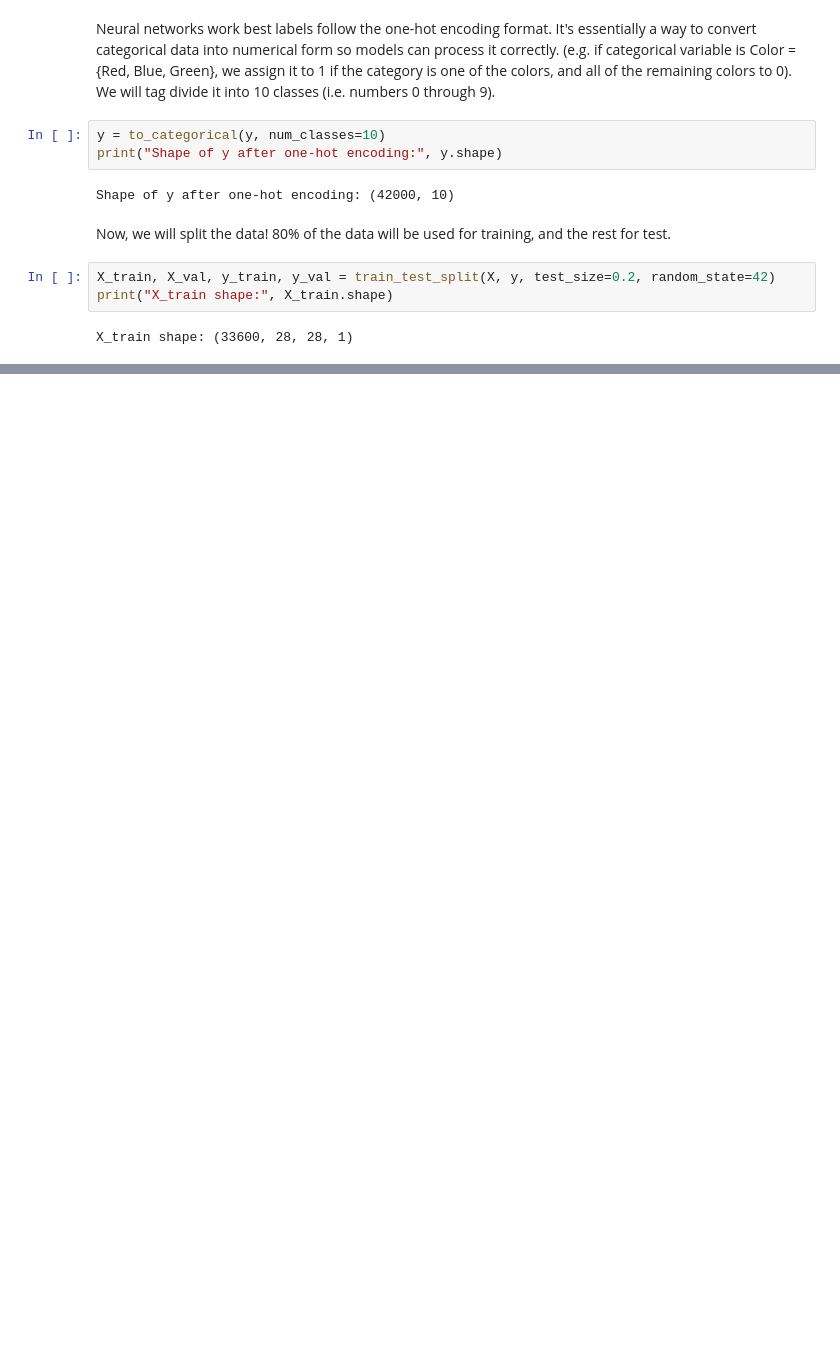
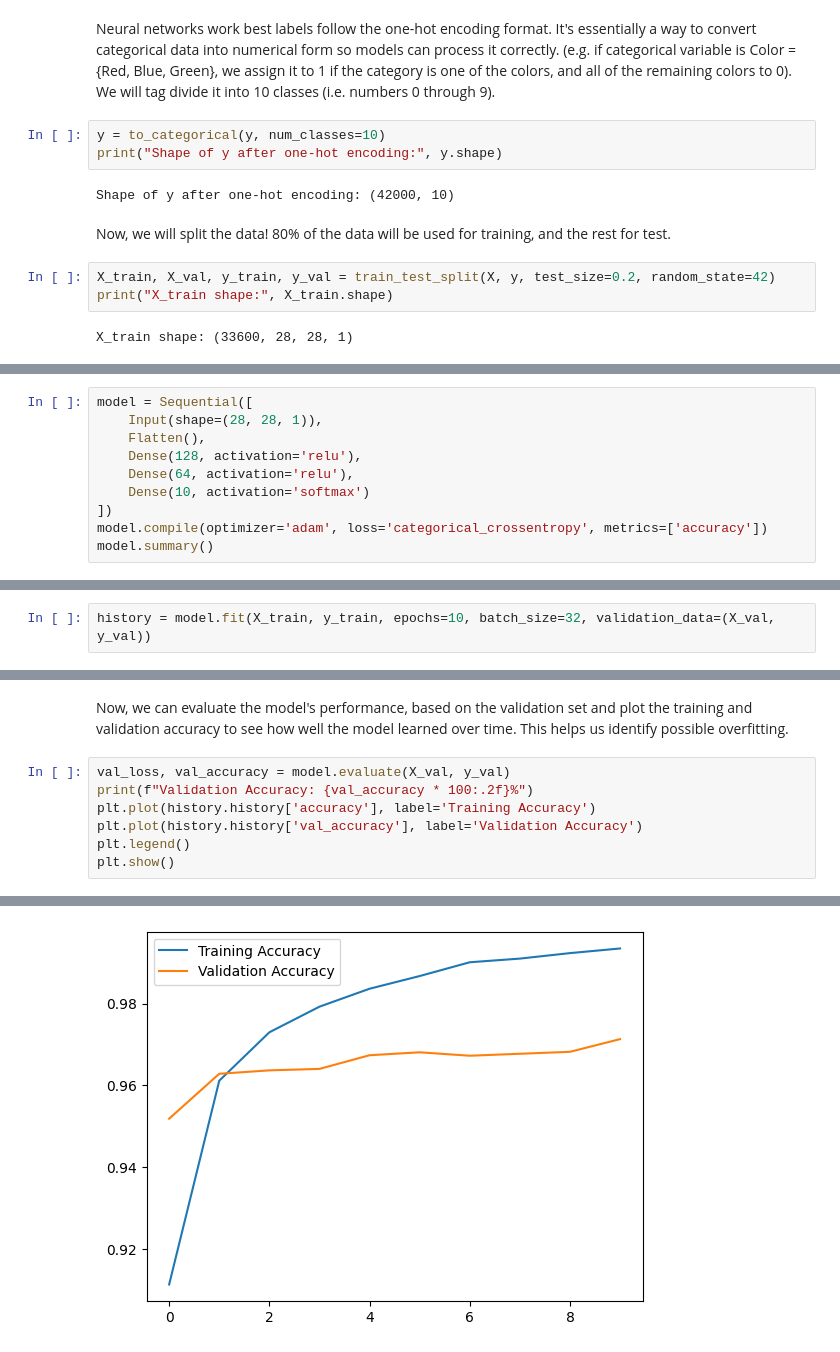
Before and after one commit to andreyestevam/handwritten_digit_rec_neuralnets, a Jupyter notebook: HDR_NeuralNets.ipynb, the cells around one changed output, grey strips where cells are left out. Cells and saved outputs as stored; diff of their text form; blank space fills up the shorter version.

```diff
--- a/HDR_NeuralNets.ipynb
+++ b/HDR_NeuralNets.ipynb
@@ -58,0 +66,10 @@ X_train shape: (33600, 28, 28, 1)
+# %%
+model = Sequential([
+    Input(shape=(28, 28, 1)),
+    Flatten(),
+    Dense(128, activation='relu'),
+    Dense(64, activation='relu'),
+    Dense(10, activation='softmax')
+])
+model.compile(optimizer='adam', loss='categorical_crossentropy', metrics=['accuracy'])
+model.summary()
@@ -58,0 +94,2 @@ X_train shape: (33600, 28, 28, 1)
+# %%
+history = model.fit(X_train, y_train, epochs=10, batch_size=32, validation_data=(X_val, y_val))
@@ -58,0 +117,10 @@ X_train shape: (33600, 28, 28, 1)
+# %% [markdown]
+Now, we can evaluate the model's performance, based on the validation set and plot the training and validation accuracy to see how well the model learned over time. This helps us identify possible overfitting.
+# %%
+val_loss, val_accuracy = model.evaluate(X_val, y_val)
+print(f"Validation Accuracy: {val_accuracy * 100:.2f}%")
+plt.plot(history.history['accuracy'], label='Training Accuracy')
+plt.plot(history.history['val_accuracy'], label='Validation Accuracy')
+plt.legend()
+plt.show()
+# %% [output]
@@ -58,0 +129 @@ X_train shape: (33600, 28, 28, 1)
+[figure, added]
```
Also changed, not shown: parts of 8 cells of this notebook, 1 other file.
